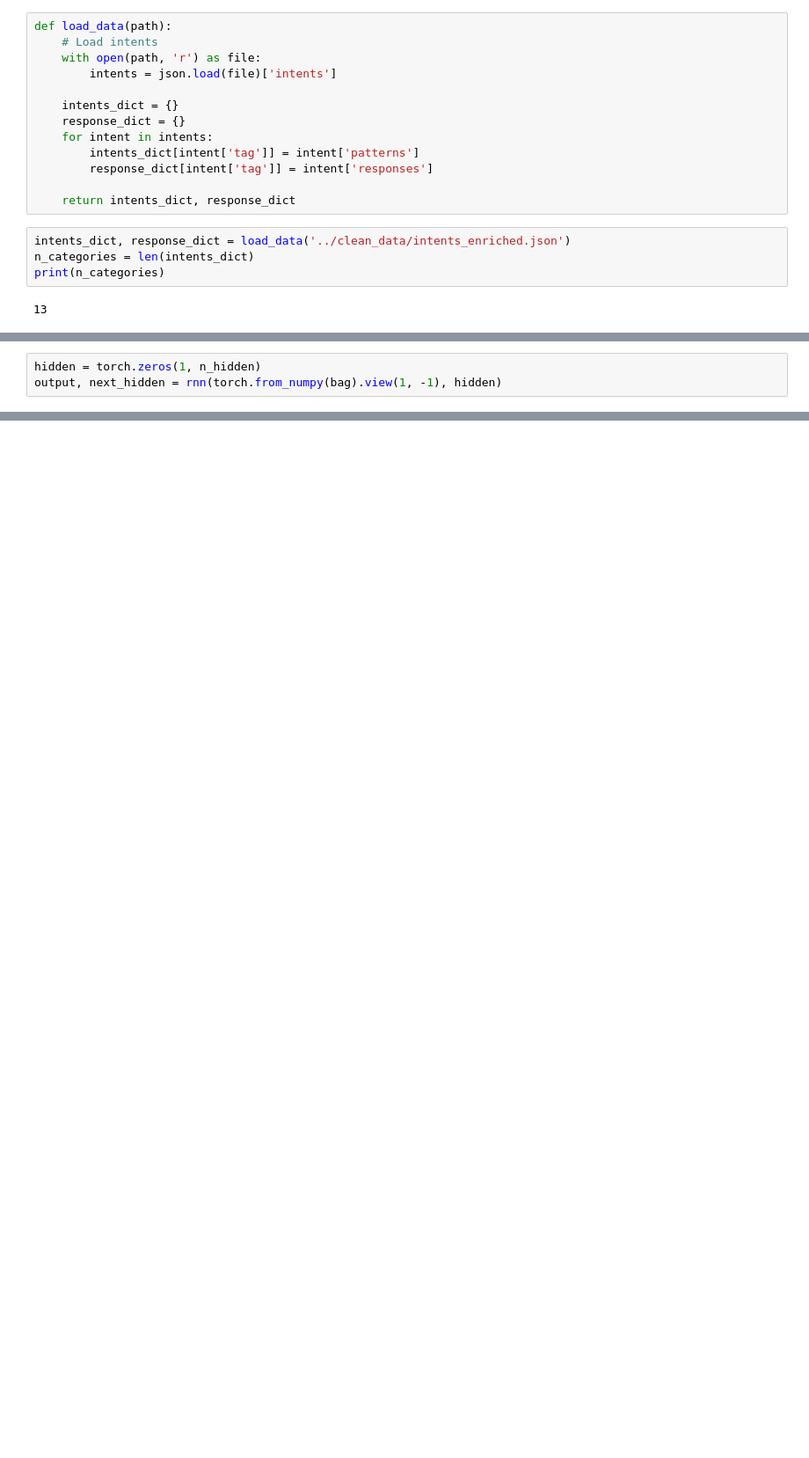
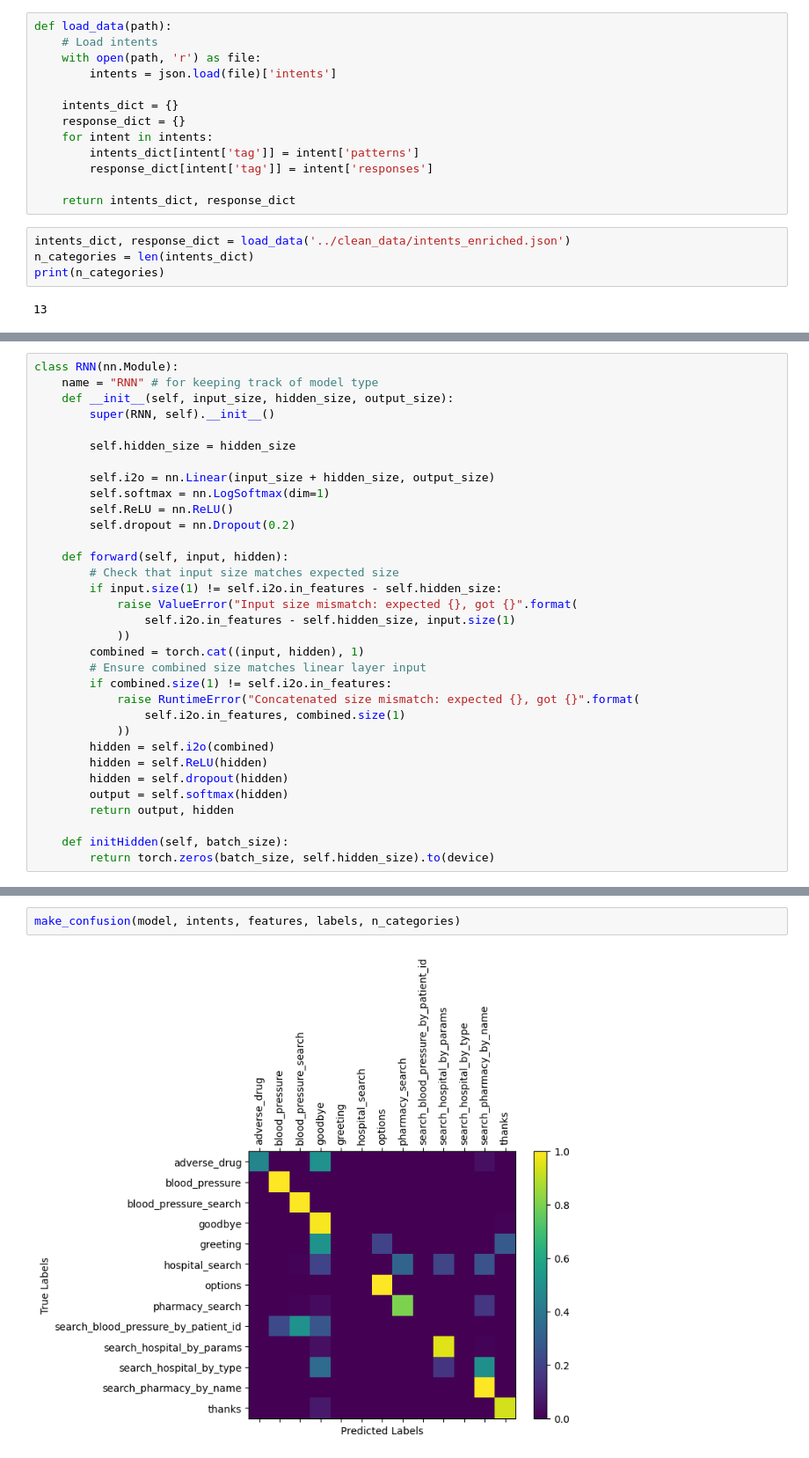
Before and after one commit to Riley94/Chatbot, a Jupyter notebook: src/intents_classification.ipynb, the cells around one changed output, grey strips where cells are left out. Shown: that part at 88% size. Cells and saved outputs as stored; diff of their text form; blank space fills up the shorter version.

```diff
--- a/src/intents_classification.ipynb
+++ b/src/intents_classification.ipynb
@@ -164,3 +32,0 @@ rnn = RNN(len(words), n_hidden, len(intents))
-# %%
-hidden = torch.zeros(1, n_hidden)
-output, next_hidden = rnn(torch.from_numpy(bag).view(1, -1), hidden)
@@ -443,0 +107,33 @@ torch.save(rnn, '../clean_data/models/intents_classifier.pth')
+# %%
+class RNN(nn.Module):
+    name = "RNN" # for keeping track of model type
+    def __init__(self, input_size, hidden_size, output_size):
+        super(RNN, self).__init__()
+
+        self.hidden_size = hidden_size
+
+        self.i2o = nn.Linear(input_size + hidden_size, output_size)
+        self.softmax = nn.LogSoftmax(dim=1)
+        self.ReLU = nn.ReLU()
+        self.dropout = nn.Dropout(0.2)
+
+    def forward(self, input, hidden):
+        # Check that input size matches expected size
+        if input.size(1) != self.i2o.in_features - self.hidden_size:
+            raise ValueError("Input size mismatch: expected {}, got {}".format(
+                self.i2o.in_features - self.hidden_size, input.size(1)
+            ))
+        combined = torch.cat((input, hidden), 1)
+        # Ensure combined size matches linear layer input
+        if combined.size(1) != self.i2o.in_features:
+            raise RuntimeError("Concatenated size mismatch: expected {}, got {}".format(
+                self.i2o.in_features, combined.size(1)
+            ))
+        hidden = self.i2o(combined)
+        hidden = self.ReLU(hidden)
+        hidden = self.dropout(hidden)
+        output = self.softmax(hidden)
+        return output, hidden
+
+    def initHidden(self, batch_size):
+        return torch.zeros(batch_size, self.hidden_size).to(device)
@@ -443,0 +429,4 @@ torch.save(rnn, '../clean_data/models/intents_classifier.pth')
+# %%
+make_confusion(model, intents, features, labels, n_categories)
+# %% [output]
+[figure, added]
```
Also changed, not shown: parts of 59 cells of this notebook.
